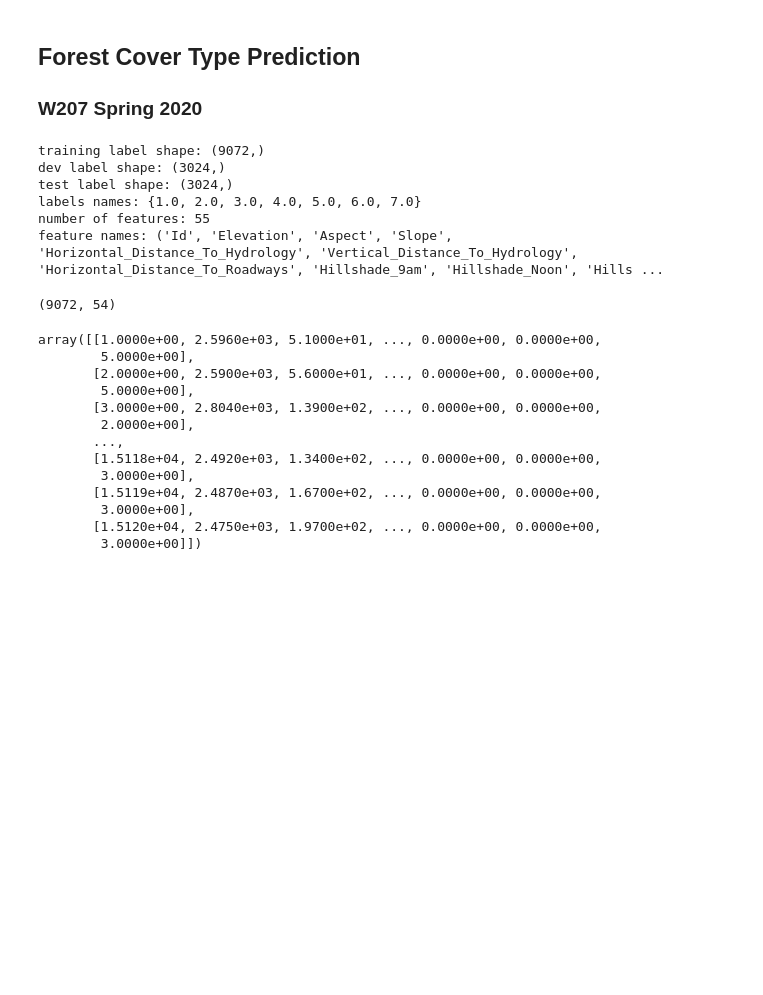
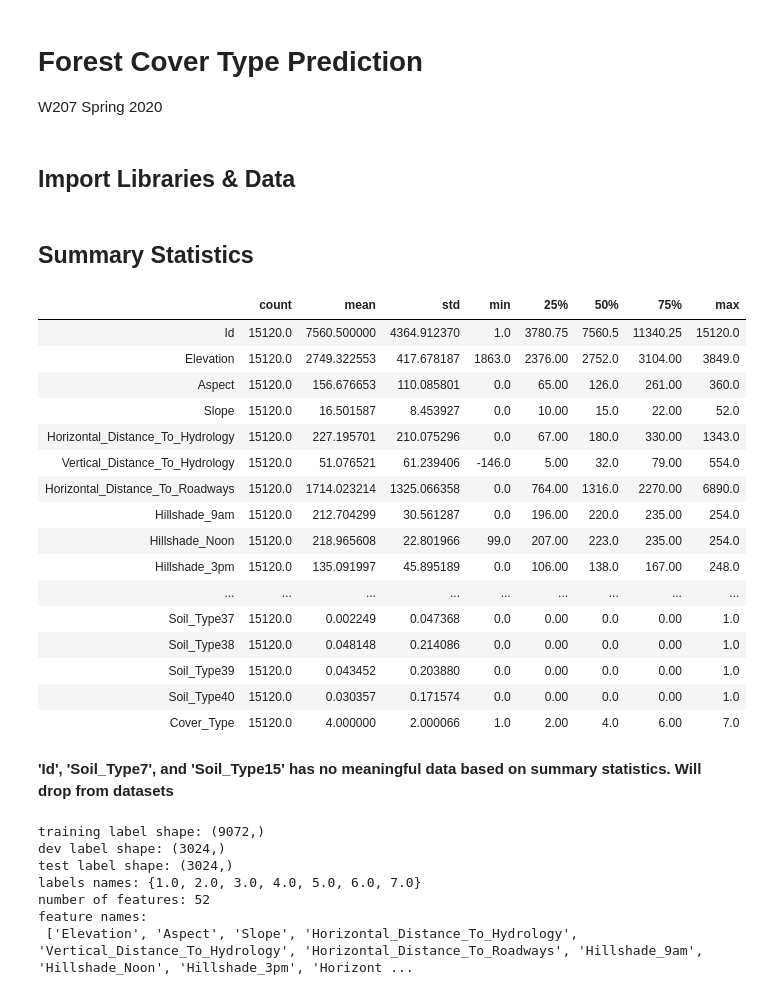
Before and after one commit to nobuyamaguchi/w207_final, a Jupyter notebook: notebook/EDA_Hien.ipynb, the cells around one changed output. Cells and saved outputs as stored; diff of their text form; code cells hidden in the pictures; blank space fills up the shorter version.

```diff
--- a/notebook/EDA_Hien.ipynb
+++ b/notebook/EDA_Hien.ipynb
@@ -1,6 +1,8 @@
 # %% [markdown]
-## Forest Cover Type Prediction
-### W207 Spring 2020
+# Forest Cover Type Prediction
+W207 Spring 2020
+# %% [markdown]
+## Import Libraries & Data
 # %%
 # This tells matplotlib not to try opening a new window for each plot.
 %matplotlib inline
@@ -33,9 +36,31 @@ train_csv = np.genfromtxt(train_path, delimiter=',', names=True)
 unlabeled_csv = np.genfromtxt(unlabeled_path, delimiter=',', names=True)
 
 # Extract feature and label strings
+all_headers = train_csv.dtype.names
 feature_name = unlabeled_csv.dtype.names
 label_name = set(train_csv['Cover_Type'])
-
-# Convert from structured array to 2D
-unlabeled_data = unlabeled_csv.view((float, len(unlabeled_csv.dtype.names)))
-train_csv = train_csv.view((float, len(train_csv.dtype.names)))
+# %% [markdown]
+## Summary Statistics
+# %%
+df = pd.DataFrame(train_csv, columns=[i for i in all_headers])
+df.describe().T
+# %% [output]
+|  | count | mean | std | min | 25% | 50% | 75% | max |
+| Id | 15120.0 | 7560.500000 | 4364.912370 | 1.0 | 3780.75 | 7560.5 | 11340.25 | 15120.0 |
+| Elevation | 15120.0 | 2749.322553 | 417.678187 | 1863.0 | 2376.00 | 2752.0 | 3104.00 | 3849.0 |
+| Aspect | 15120.0 | 156.676653 | 110.085801 | 0.0 | 65.00 | 126.0 | 261.00 | 360.0 |
+| Slope | 15120.0 | 16.501587 | 8.453927 | 0.0 | 10.00 | 15.0 | 22.00 | 52.0 |
+| Horizontal_Distance_To_Hydrology | 15120.0 | 227.195701 | 210.075296 | 0.0 | 67.00 | 180.0 | 330.00 | 1343.0 |
+| Vertical_Distance_To_Hydrology | 15120.0 | 51.076521 | 61.239406 | -146.0 | 5.00 | 32.0 | 79.00 | 554.0 |
+| Horizontal_Distance_To_Roadways | 15120.0 | 1714.023214 | 1325.066358 | 0.0 | 764.00 | 1316.0 | 2270.00 | 6890.0 |
+| Hillshade_9am | 15120.0 | 212.704299 | 30.561287 | 0.0 | 196.00 | 220.0 | 235.00 | 254.0 |
+| Hillshade_Noon | 15120.0 | 218.965608 | 22.801966 | 99.0 | 207.00 | 223.0 | 235.00 | 254.0 |
+| Hillshade_3pm | 15120.0 | 135.091997 | 45.895189 | 0.0 | 106.00 | 138.0 | 167.00 | 248.0 |
+| ... | ... | ... | ... | ... | ... | ... | ... | ... |
+| Soil_Type37 | 15120.0 | 0.002249 | 0.047368 | 0.0 | 0.00 | 0.0 | 0.00 | 1.0 |
+| Soil_Type38 | 15120.0 | 0.048148 | 0.214086 | 0.0 | 0.00 | 0.0 | 0.00 | 1.0 |
+| Soil_Type39 | 15120.0 | 0.043452 | 0.203880 | 0.0 | 0.00 | 0.0 | 0.00 | 1.0 |
+| Soil_Type40 | 15120.0 | 0.030357 | 0.171574 | 0.0 | 0.00 | 0.0 | 0.00 | 1.0 |
+| Cover_Type | 15120.0 | 4.000000 | 2.000066 | 1.0 | 2.00 | 4.0 | 6.00 | 7.0 |
+# %% [markdown]
+**'Id', 'Soil_Type7', and 'Soil_Type15' has no meaningful data based on summary statistics. Will drop from datasets**
@@ -44,47 +77,21 @@ train_csv = train_csv.view((float, len(train_csv.dtype.names)))
 split1 = int(len(train_csv)* 0.60)
 split2 = int(split1 + (len(train_csv) - split1) / 2)
 
-train_data, train_labels = train_csv[:split1,:-1], train_csv[:split1,-1]
-dev_data, dev_labels     = train_csv[split1:split2,:-1], train_csv[split1:split2,-1]
-test_data, test_labels   = train_csv[split2:,:-1], train_csv[split2:,-1]
-
+train_data, train_labels = new_train[:split1,:-1], new_train[:split1,-1]
+dev_data, dev_labels     = new_train[split1:split2,:-1], new_train[split1:split2,-1]
+test_data, test_labels   = new_train[split2:,:-1], new_train[split2:,-1]
 
 print('training label shape:', train_labels.shape)
 print('dev label shape:',      dev_labels.shape)
 print('test label shape:',     test_labels.shape)
 print('labels names:',         label_name)
-print('number of features:',   len(feature_name))
-print('feature names:',        feature_name)
+print('number of features:',   len(train_data[1]))
+print('feature names:\n',   new_headers[:-1])
 # %% [output]
 training label shape: (9072,)
 dev label shape: (3024,)
 test label shape: (3024,)
 labels names: {1.0, 2.0, 3.0, 4.0, 5.0, 6.0, 7.0}
-number of features: 55
-feature names: ('Id', 'Elevation', 'Aspect', 'Slope', 'Horizontal_Distance_To_Hydrology', 'Vertical_Distance_To_Hydrology', 'Horizontal_Distance_To_Roadways', 'Hillshade_9am', 'Hillshade_Noon', 'Hills ...
+number of features: 52
+feature names:
+ ['Elevation', 'Aspect', 'Slope', 'Horizontal_Distance_To_Hydrology', 'Vertical_Distance_To_Hydrology', 'Horizontal_Distance_To_Roadways', 'Hillshade_9am', 'Hillshade_Noon', 'Hillshade_3pm', 'Horizont ...
-# %%
-# Preprocessing
-
-# Delete first column (Id)
-a = np.delete(train_data, [0], axis = 1)
-b = np.delete(dev_data, [0], axis = 1)
-a.shape
-# train_labels.shape
-# %% [output]
-(9072, 54)
-# %%
-train_csv
-# %% [output]
-array([[1.0000e+00, 2.5960e+03, 5.1000e+01, ..., 0.0000e+00, 0.0000e+00,
-        5.0000e+00],
-       [2.0000e+00, 2.5900e+03, 5.6000e+01, ..., 0.0000e+00, 0.0000e+00,
-        5.0000e+00],
-       [3.0000e+00, 2.8040e+03, 1.3900e+02, ..., 0.0000e+00, 0.0000e+00,
-        2.0000e+00],
-       ...,
-       [1.5118e+04, 2.4920e+03, 1.3400e+02, ..., 0.0000e+00, 0.0000e+00,
-        3.0000e+00],
-       [1.5119e+04, 2.4870e+03, 1.6700e+02, ..., 0.0000e+00, 0.0000e+00,
-        3.0000e+00],
-       [1.5120e+04, 2.4750e+03, 1.9700e+02, ..., 0.0000e+00, 0.0000e+00,
-        3.0000e+00]])
```
Also changed, not shown: parts of 10 cells of this notebook.
